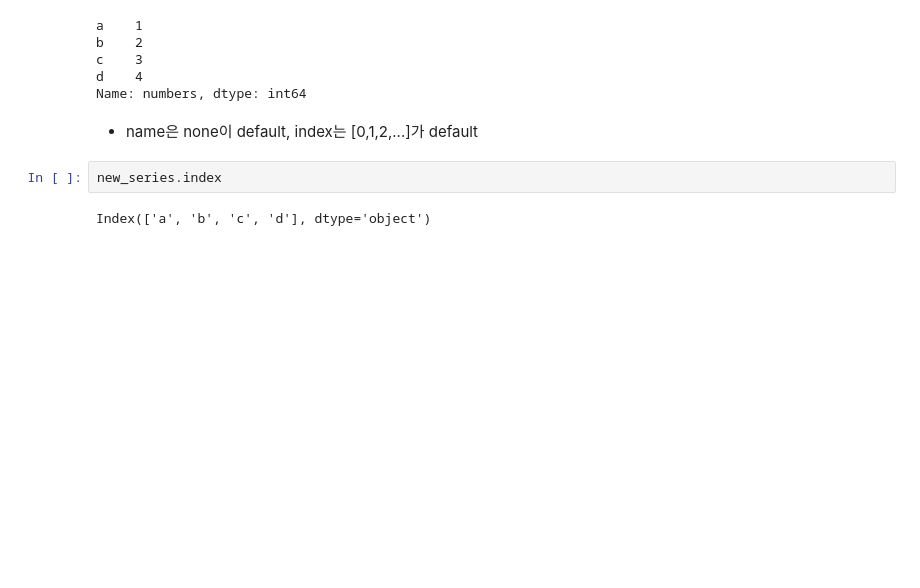
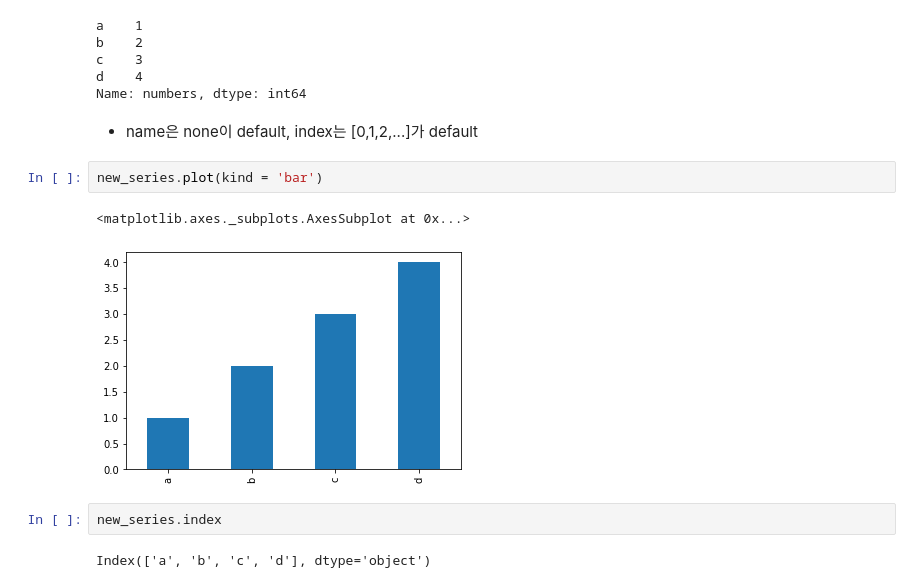
Before and after one commit to yoonyoung27/prac_python, a Jupyter notebook: Pandas.ipynb, the cells around one changed output. Saved outputs shown, nothing was run; the diff lists cells and outputs as text; blank space fills up the shorter version.

```diff
--- a/Pandas.ipynb
+++ b/Pandas.ipynb
@@ -15,6 +15,11 @@ d    4
 Name: numbers, dtype: int64
 # %% [markdown]
 * name은 none이 default, index는 [0,1,2,...]가 default
+# %%
+new_series.plot(kind = 'bar')
+# %% [output]
+<matplotlib.axes._subplots.AxesSubplot at 0x...>
+[figure, added]
 # %%
 new_series.index
 # %% [output]
```
Also changed, not shown: parts of 1 cell of this notebook.
